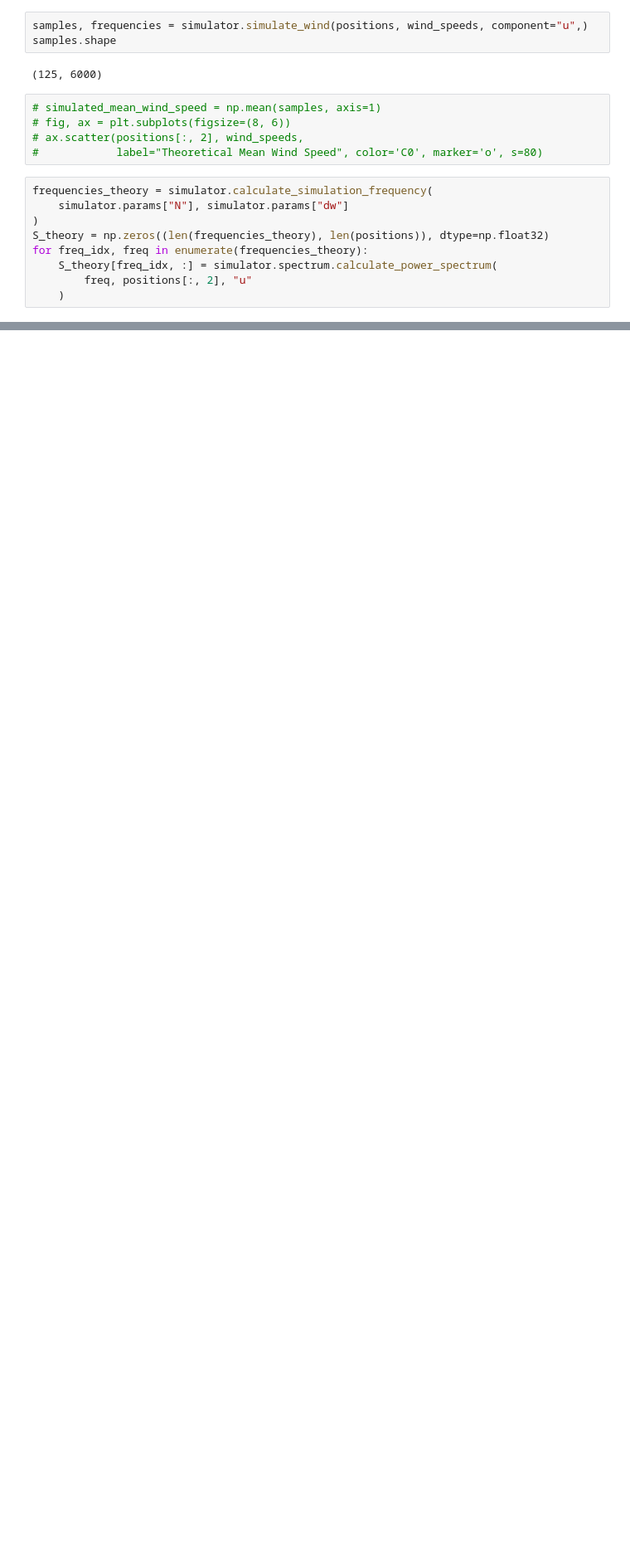
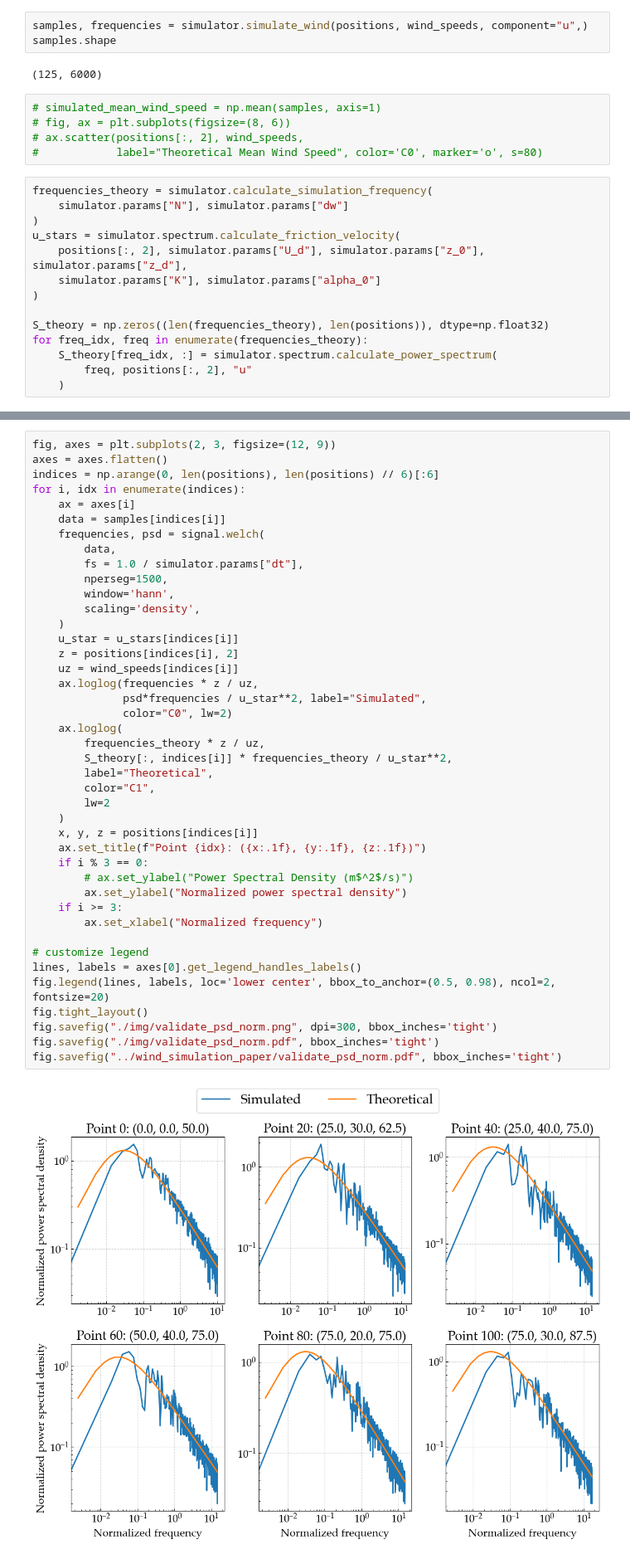
Before and after one commit to NanxiiChen/wind-simulation-GPU, a Jupyter notebook: examples/validate_cross_correlation.ipynb, the cells around one changed output, grey strips where cells are left out. Shown at 83% size. Saved outputs shown, nothing was run; the diff lists cells and outputs as text; blank space fills up the shorter version.

```diff
--- a/examples/validate_cross_correlation.ipynb
+++ b/examples/validate_cross_correlation.ipynb
@@ -65,6 +72,11 @@ samples.shape
 frequencies_theory = simulator.calculate_simulation_frequency(
     simulator.params["N"], simulator.params["dw"]
 )
+u_stars = simulator.spectrum.calculate_friction_velocity(
+    positions[:, 2], simulator.params["U_d"], simulator.params["z_0"], simulator.params["z_d"],
+    simulator.params["K"], simulator.params["alpha_0"]
+)
+
 S_theory = np.zeros((len(frequencies_theory), len(positions)), dtype=np.float32)
 for freq_idx, freq in enumerate(frequencies_theory):
     S_theory[freq_idx, :] = simulator.spectrum.calculate_power_spectrum(
@@ -112,3 +125,47 @@ fig.savefig("../wind_simulation_paper/validate_psd.pdf", bbox_inches='tight')
+# %%
+fig, axes = plt.subplots(2, 3, figsize=(12, 9))
+axes = axes.flatten()
+indices = np.arange(0, len(positions), len(positions) // 6)[:6]
+for i, idx in enumerate(indices):
+    ax = axes[i]
+    data = samples[indices[i]]
+    frequencies, psd = signal.welch(
+        data,
+        fs = 1.0 / simulator.params["dt"],
+        nperseg=1500,
+        window='hann',
+        scaling='density',
+    )
+    u_star = u_stars[indices[i]]
+    z = positions[indices[i], 2]
+    uz = wind_speeds[indices[i]]
+    ax.loglog(frequencies * z / uz,
+              psd*frequencies / u_star**2, label="Simulated",
+              color="C0", lw=2)
+    ax.loglog(
+        frequencies_theory * z / uz,
+        S_theory[:, indices[i]] * frequencies_theory / u_star**2,
+        label="Theoretical",
+        color="C1",
+        lw=2
+    )
+    x, y, z = positions[indices[i]]
+    ax.set_title(f"Point {idx}: ({x:.1f}, {y:.1f}, {z:.1f})")
+    if i % 3 == 0:
+        # ax.set_ylabel("Power Spectral Density (m$^2$/s)")
+        ax.set_ylabel("Normalized power spectral density")
+    if i >= 3:
+        ax.set_xlabel("Normalized frequency")
+
+# customize legend
+lines, labels = axes[0].get_legend_handles_labels()
+fig.legend(lines, labels, loc='lower center', bbox_to_anchor=(0.5, 0.98), ncol=2, fontsize=20)
+fig.tight_layout()
+fig.savefig("./img/validate_psd_norm.png", dpi=300, bbox_inches='tight')
+fig.savefig("./img/validate_psd_norm.pdf", bbox_inches='tight')
+fig.savefig("../wind_simulation_paper/validate_psd_norm.pdf", bbox_inches='tight')
+# %% [output]
+[figure, added]
 # %%
 pairs = [(0, 0), (0, 1), (60, 60), (0, 100)]
 visualizer = get_visualizer(backend="numpy", key=42, simulator=simulator)
```
Also changed, not shown: parts of 4 cells of this notebook, 7 other files.
